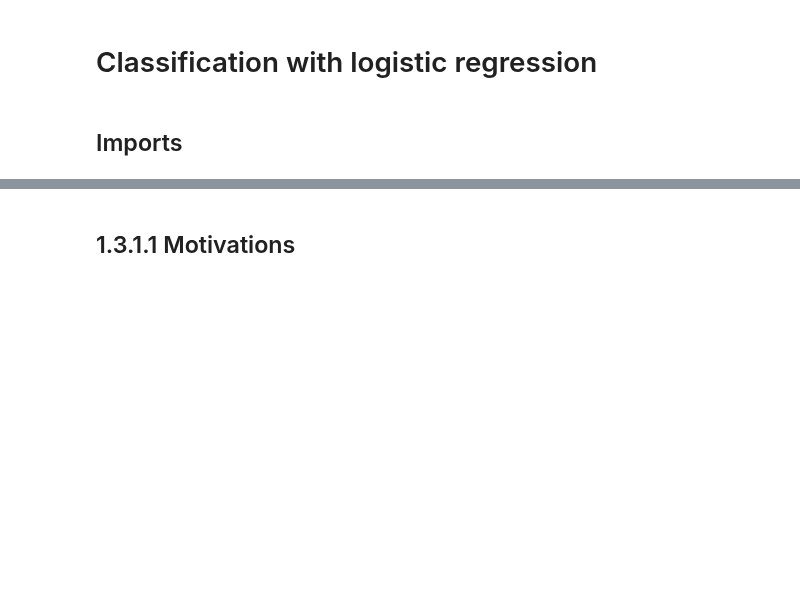
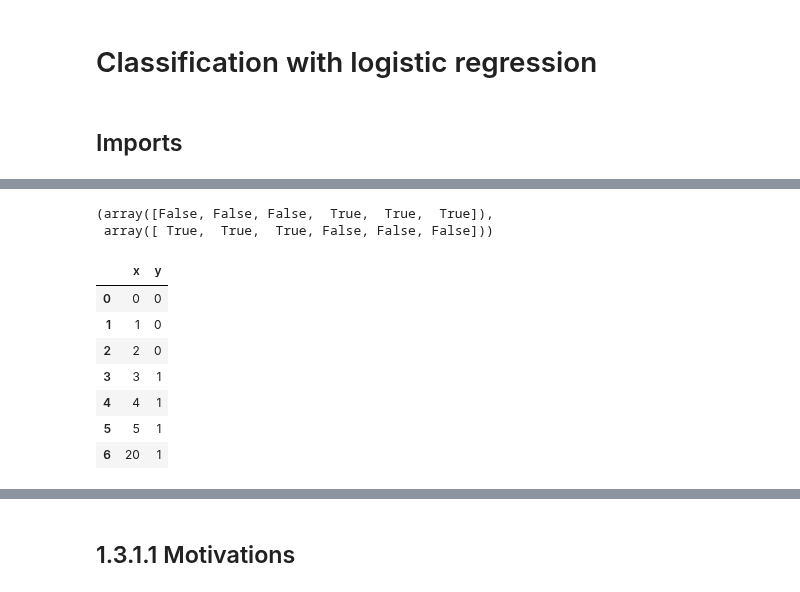
Before and after one commit to PaulToronto/Stanford-Andrew-Ng-Machine-Learning-Specialization, a Jupyter notebook: 1_3_1_Classification_with_logistic_regression.ipynb, the cells around one changed output, grey strips where cells are left out. Saved outputs shown, nothing was run; the diff lists cells and outputs as text; code cells hidden in the pictures; blank space fills up the shorter version.

```diff
--- a/1_3_1_Classification_with_logistic_regression.ipynb
+++ b/1_3_1_Classification_with_logistic_regression.ipynb
@@ -9,0 +42,23 @@ import matplotlib.pyplot as plt
+# %%
+pos1 = (y_train1 == 1)
+neg1 = (y_train1 == 0)
+pos1, neg1
+# %% [output]
+(array([False, False, False,  True,  True,  True]),
+ array([ True,  True,  True, False, False, False]))
+# %%
+data2 = pd.DataFrame({
+        'x': [0, 1, 2, 3, 4, 5, 20],
+        'y': [0, 0, 0, 1, 1, 1, 1]
+})
+
+data2
+# %% [output]
+|  | x | y |
+| 0 | 0 | 0 |
+| 1 | 1 | 0 |
+| 2 | 2 | 0 |
+| 3 | 3 | 1 |
+| 4 | 4 | 1 |
+| 5 | 5 | 1 |
+| 6 | 20 | 1 |
```
Also changed, not shown: parts of 32 cells of this notebook.
